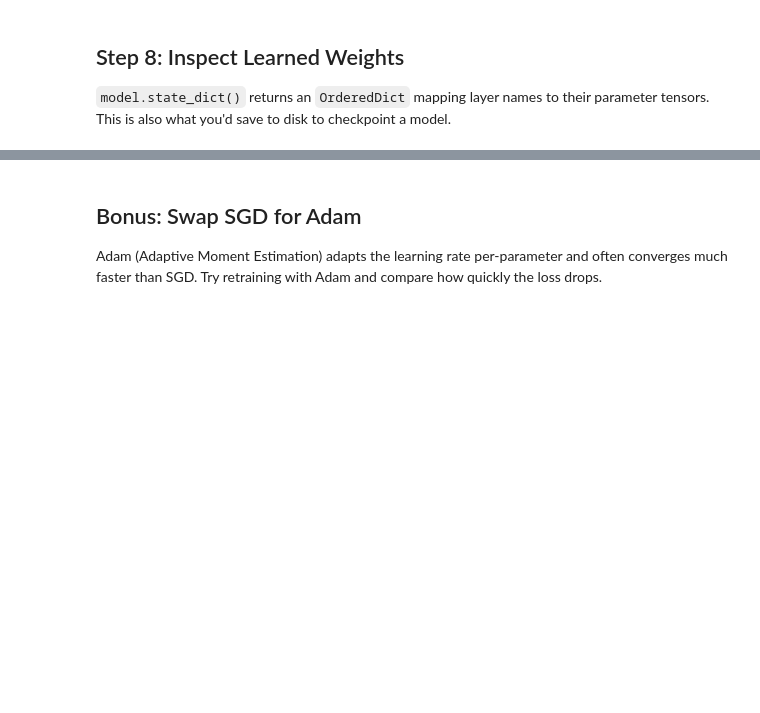
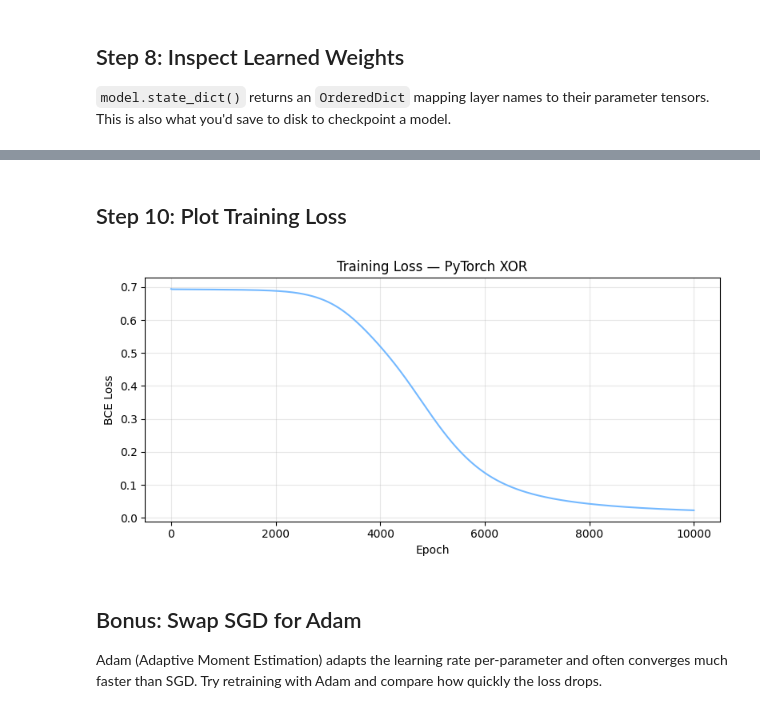
Before and after one commit to dcaponi/pytorch-nn-training, a Jupyter notebook: 02_nn_pytorch/prompt.ipynb, the cells around one changed output, grey strips where cells are left out. Drawn from its saved outputs; the diff is of its cells as text; code cells hidden in the pictures; blank space fills up the shorter version.

```diff
--- a/02_nn_pytorch/prompt.ipynb
+++ b/02_nn_pytorch/prompt.ipynb
@@ -119,3 +346,30 @@ for epoch in range(10000):
+# %%
+losses = []
+for epoch in range(10000):
+    # Forward pass: model(X) calls forward(), builds the computational graph.
+    # Every operation on X (which has no grad) and model params (which do) is recorded.
+    out  = model(X)           # (4, 1) — one probability per XOR input pair
+
+    # criterion compares predictions to targets and returns a scalar tensor.
+    # BCELoss: -mean(y*log(out) + (1-y)*log(1-out)) — penalises confident wrong answers
+    loss = criterion(out, y)  # scalar tensor; still attached to the graph
+
+    # PyTorch accumulates gradients. Reset before backward or each batch's
+    # gradients will pile on top of the previous batch's.
+    optimizer.zero_grad()
+
+    # Walk the computational graph backwards (output → loss → params),
+    # applying the chain rule at every node. Stores ∂loss/∂param in param.grad.
+    loss.backward()
+
+    # Read param.grad for each weight and apply the SGD rule:
+    #   param ← param − lr × param.grad
+    optimizer.step()
+
+    # .item() detaches the scalar from the graph so Python can free the activations.
+    losses.append(loss.item())
+    if epoch % 1000 == 0:
+        print(f'Epoch {epoch:5d} | Loss: {loss.item():.4f}')
 # %% [markdown]
 ## Step 7: Evaluate the Model
 
@@ -145,3 +454,16 @@ print(model.state_dict())
+# %% [markdown]
+## Step 10: Plot Training Loss
+# %%
+plt.figure(figsize=(8, 4))
+plt.plot(losses, color='#74b9ff', linewidth=1.5)
+plt.xlabel('Epoch')
+plt.ylabel('BCE Loss')
+plt.title('Training Loss — PyTorch XOR')
+plt.grid(alpha=0.3)
+plt.tight_layout()
+plt.show()
+# %% [output]
+[figure, added]
 # %% [markdown]
 ## Bonus: Swap SGD for Adam
 
```
Also changed, not shown: parts of 10 cells of this notebook, 18 other files.
